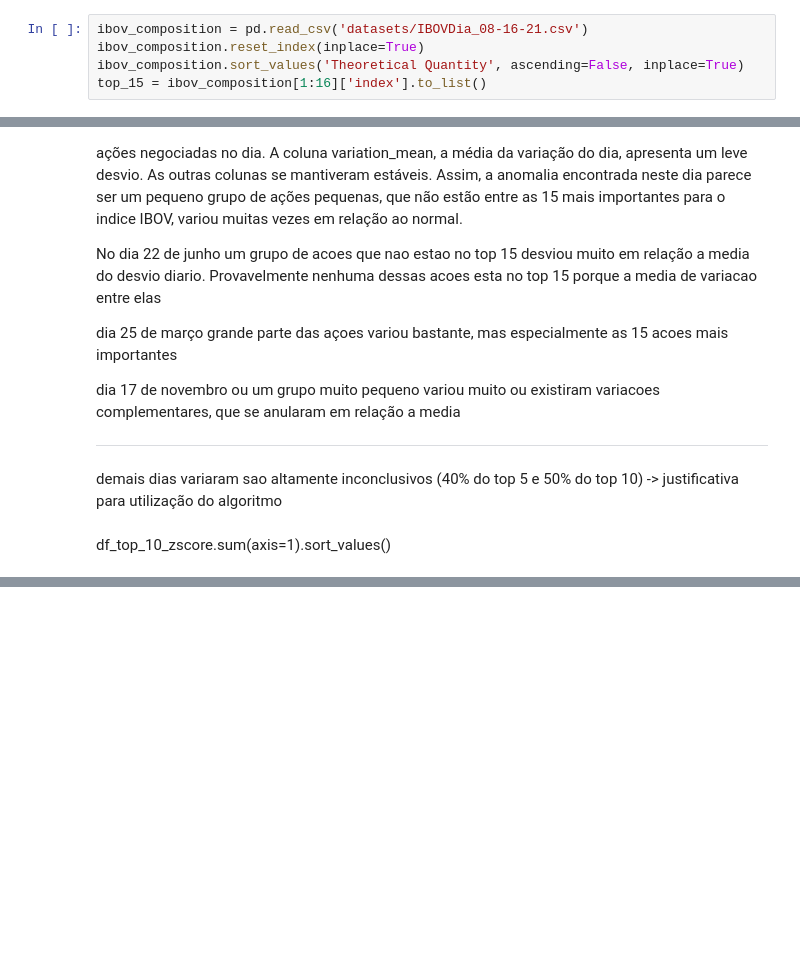
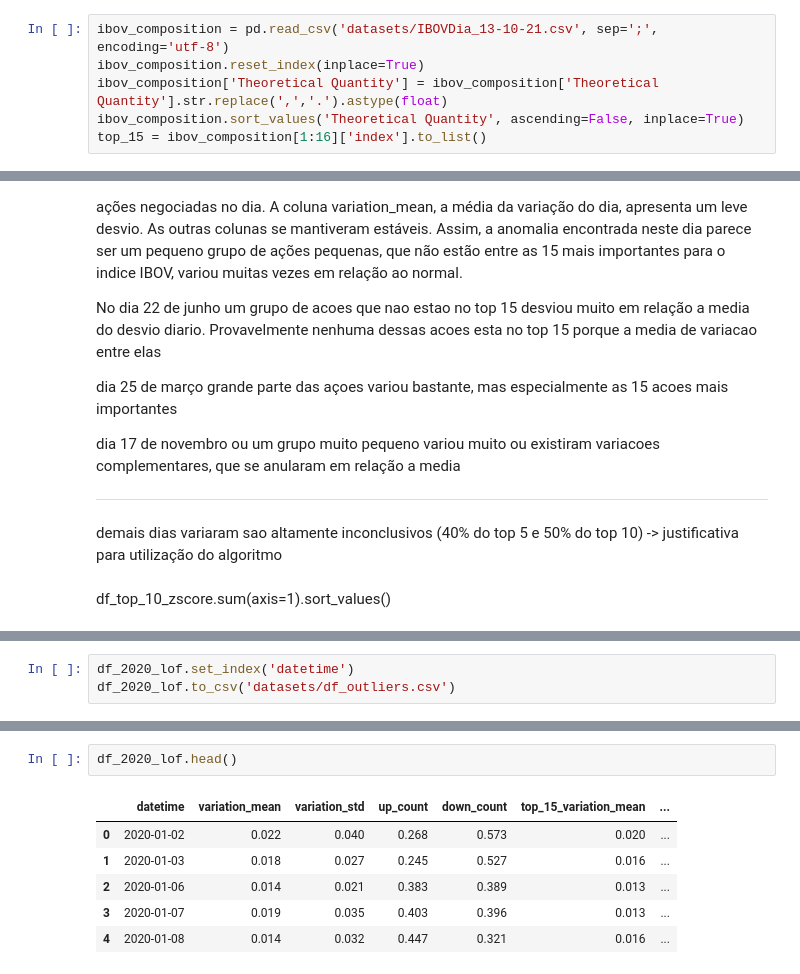
Before and after one commit to tiagoColli/tcc, a Jupyter notebook: data_exploration.ipynb, the cells around one changed output, grey strips where cells are left out. Cells and saved outputs as stored; diff of their text form; blank space fills up the shorter version.

```diff
--- a/data_exploration.ipynb
+++ b/data_exploration.ipynb
@@ -257,8 +257,9 @@ Meta:
 # %% [markdown]
 Getting the most important ibovespa stocks
 # %%
-ibov_composition = pd.read_csv('datasets/IBOVDia_08-16-21.csv')
+ibov_composition = pd.read_csv('datasets/IBOVDia_13-10-21.csv', sep=';', encoding='utf-8')
 ibov_composition.reset_index(inplace=True)
+ibov_composition['Theoretical Quantity'] = ibov_composition['Theoretical Quantity'].str.replace(',','.').astype(float)
 ibov_composition.sort_values('Theoretical Quantity', ascending=False, inplace=True)
 top_15 = ibov_composition[1:16]['index'].to_list()
 # %%
@@ -459 +465,4 @@ variation_std           22.840
 dtype: float64
+# %%
+df_2020_lof.set_index('datetime')
+df_2020_lof.to_csv('datasets/df_outliers.csv')
@@ -459,0 +489,9 @@ dtype: float64
+# %%
+df_2020_lof.head()
+# %% [output]
+|  | datetime | variation_mean | variation_std | up_count | down_count | top_15_variation_mean | ... |
+| 0 | 2020-01-02 | 0.022 | 0.040 | 0.268 | 0.573 | 0.020 | ... |
+| 1 | 2020-01-03 | 0.018 | 0.027 | 0.245 | 0.527 | 0.016 | ... |
+| 2 | 2020-01-06 | 0.014 | 0.021 | 0.383 | 0.389 | 0.013 | ... |
+| 3 | 2020-01-07 | 0.019 | 0.035 | 0.403 | 0.396 | 0.013 | ... |
+| 4 | 2020-01-08 | 0.014 | 0.032 | 0.447 | 0.321 | 0.016 | ... |
```
Also changed, not shown: parts of 6 cells of this notebook, 4 other files.
